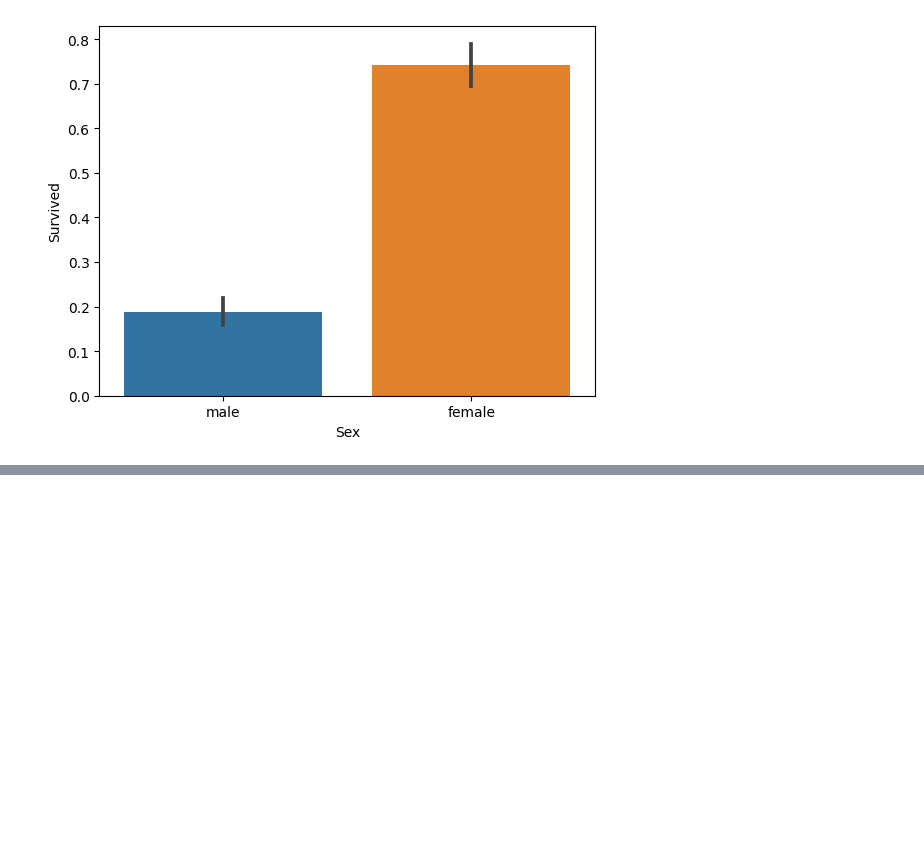
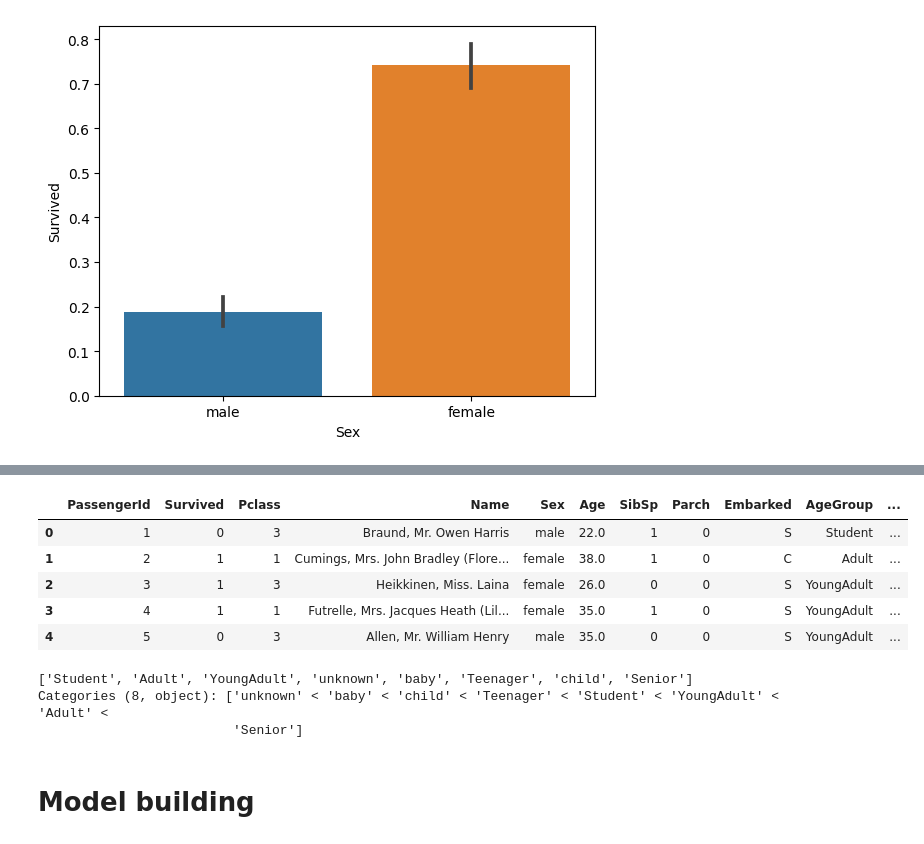
Before and after one commit to Kammarianand/MNIST_HandWrittenDigitRecognition, a Jupyter notebook: Titanic_Classification.ipynb, the cells around one changed output, grey strips where cells are left out. Saved outputs shown, nothing was run; the diff lists cells and outputs as text; code cells hidden in the pictures; blank space fills up the shorter version.

```diff
--- a/Titanic_Classification.ipynb
+++ b/Titanic_Classification.ipynb
@@ -63,0 +97,3 @@ percentage of men survived:  18.890814558058924
+# %%
+train_data = train_data.drop(['Ticket','Fare','Cabin'],axis=1)
+test_data = test_data.drop(['Ticket','Fare','Cabin'],axis=1)
@@ -63,0 +125,9 @@ percentage of men survived:  18.890814558058924
+# %%
+train_data = train_data.fillna({"Embarked": "S"})
+# %%
+combine_data = [train_data,test_data]
+
+
+for dataset in combine_data:
+  dataset['Title'] = dataset.Name.str.extract(' ([A-Za-z]+)\.',expand=False)
+pd.crosstab(train_data['Title'],train_data['Sex'])
@@ -63,0 +154,11 @@ percentage of men survived:  18.890814558058924
+# %%
+for dataset in combine_data:
+  dataset['Title'] = dataset['Title'].replace(["Lady","Capt","Col","Don","Dr","Major","Rev","Jonkheer","Dona"],"Rare")
+  dataset['Title'] = dataset['Title'].replace(['Countess','Lady','Sir'],"Royal")
+  dataset['Title'] = dataset['Title'].replace("Mlle","Miss")
+  dataset['Title'] = dataset['Title'].replace("Ms","Miss")
+  dataset['Title'] = dataset['Title'].replace("Mme","Mrs")
+
+
+
+train_data[['Title','Survived']].groupby(['Title'],as_index=False).mean()['Title']
@@ -63,0 +173,15 @@ percentage of men survived:  18.890814558058924
+# %%
+title_map = {'Mr':1,'Miss':2,'Mrs':3,'Master':4,'Royal':5,'Rare':6}
+
+for dataset in combine_data:
+  dataset['Title'] = dataset['Title'].map(title_map)
+  dataset['Title'] = dataset['Title'].fillna(0)
+
+train_data.head(5)
+# %% [output]
+|  | PassengerId | Survived | Pclass | Name | Sex | Age | SibSp | Parch | Embarked | AgeGroup | ... |
+| 0 | 1 | 0 | 3 | Braund, Mr. Owen Harris | male | 22.0 | 1 | 0 | S | Student | ... |
+| 1 | 2 | 1 | 1 | Cumings, Mrs. John Bradley (Flore... | female | 38.0 | 1 | 0 | C | Adult | ... |
+| 2 | 3 | 1 | 3 | Heikkinen, Miss. Laina | female | 26.0 | 0 | 0 | S | YoungAdult | ... |
+| 3 | 4 | 1 | 1 | Futrelle, Mrs. Jacques Heath (Lil... | female | 35.0 | 1 | 0 | S | YoungAdult | ... |
+| 4 | 5 | 0 | 3 | Allen, Mr. William Henry | male | 35.0 | 0 | 0 | S | YoungAdult | ... |
@@ -63,0 +208,8 @@ percentage of men survived:  18.890814558058924
+# %%
+train_data.AgeGroup.unique()
+# %% [output]
+['Student', 'Adult', 'YoungAdult', 'unknown', 'baby', 'Teenager', 'child', 'Senior']
+Categories (8, object): ['unknown' < 'baby' < 'child' < 'Teenager' < 'Student' < 'YoungAdult' < 'Adult' <
+                         'Senior']
+# %% [markdown]
+<h1>Model building</h>
```
Also changed, not shown: parts of 15 cells of this notebook.
